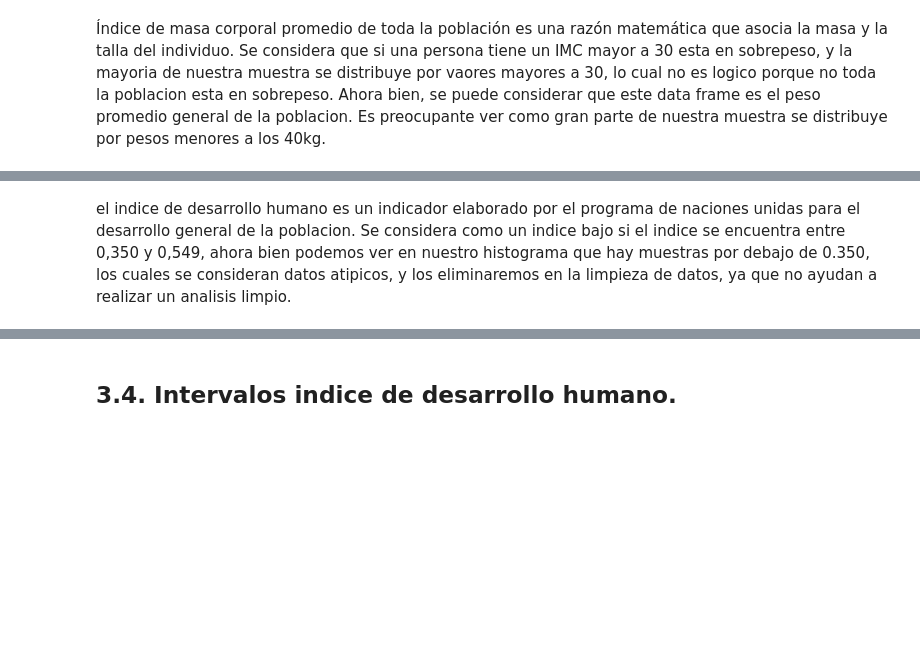
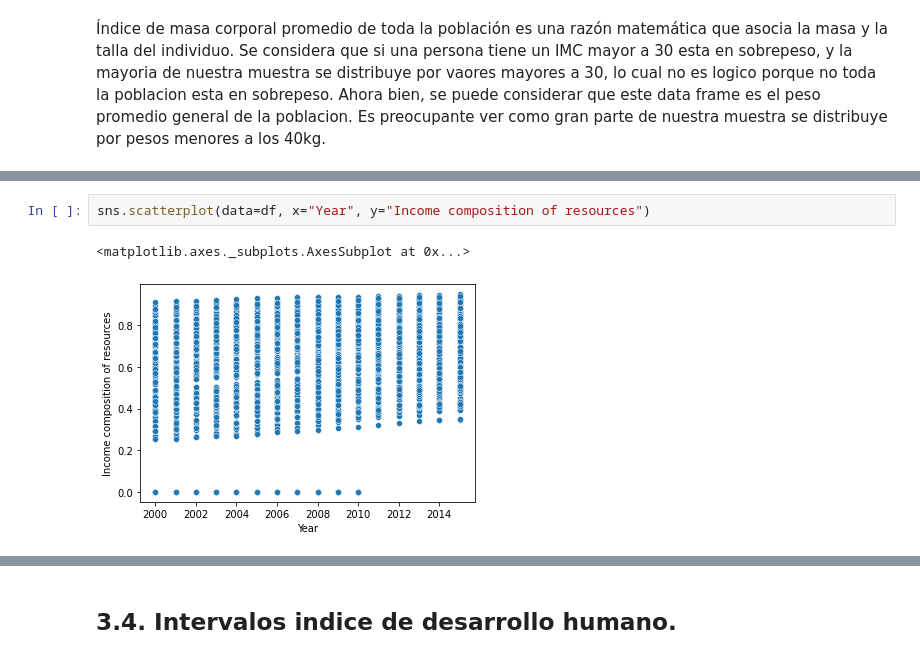
Before and after one commit to julianmoreno1123/Analitica-de-datos, a Jupyter notebook: Proyecto.ipynb, the cells around one changed output, grey strips where cells are left out. Saved outputs shown, nothing was run; the diff lists cells and outputs as text; blank space fills up the shorter version.

Commit message:
Comentario para el merge

```diff
--- a/Proyecto.ipynb
+++ b/Proyecto.ipynb
@@ -373,2 +366,5 @@ sns.violinplot(data=df, y='Income composition of resources')
-# %% [markdown]
-el indice de desarrollo humano es un indicador  elaborado por el programa de naciones unidas para el desarrollo general de la poblacion. Se considera como un indice bajo si el indice se encuentra entre 0,350 y 0,549, ahora bien podemos ver en nuestro histograma que hay muestras por debajo de 0.350, los cuales se consideran datos atipicos, y los eliminaremos en la limpieza de datos, ya que no ayudan a realizar un analisis limpio.
+# %%
+sns.scatterplot(data=df, x="Year", y="Income composition of resources")
+# %% [output]
+<matplotlib.axes._subplots.AxesSubplot at 0x...>
+[figure, added]
```
Also changed, not shown: parts of 20 cells of this notebook.
